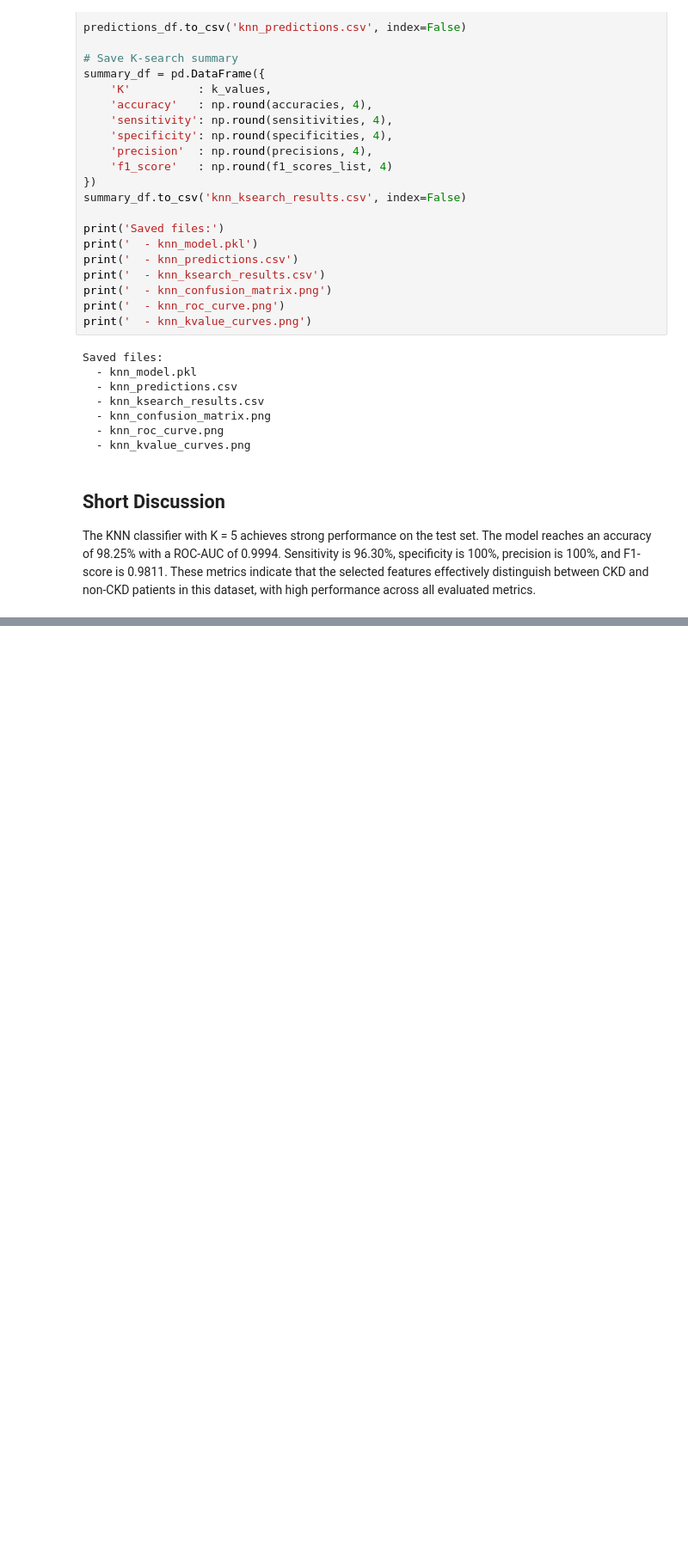
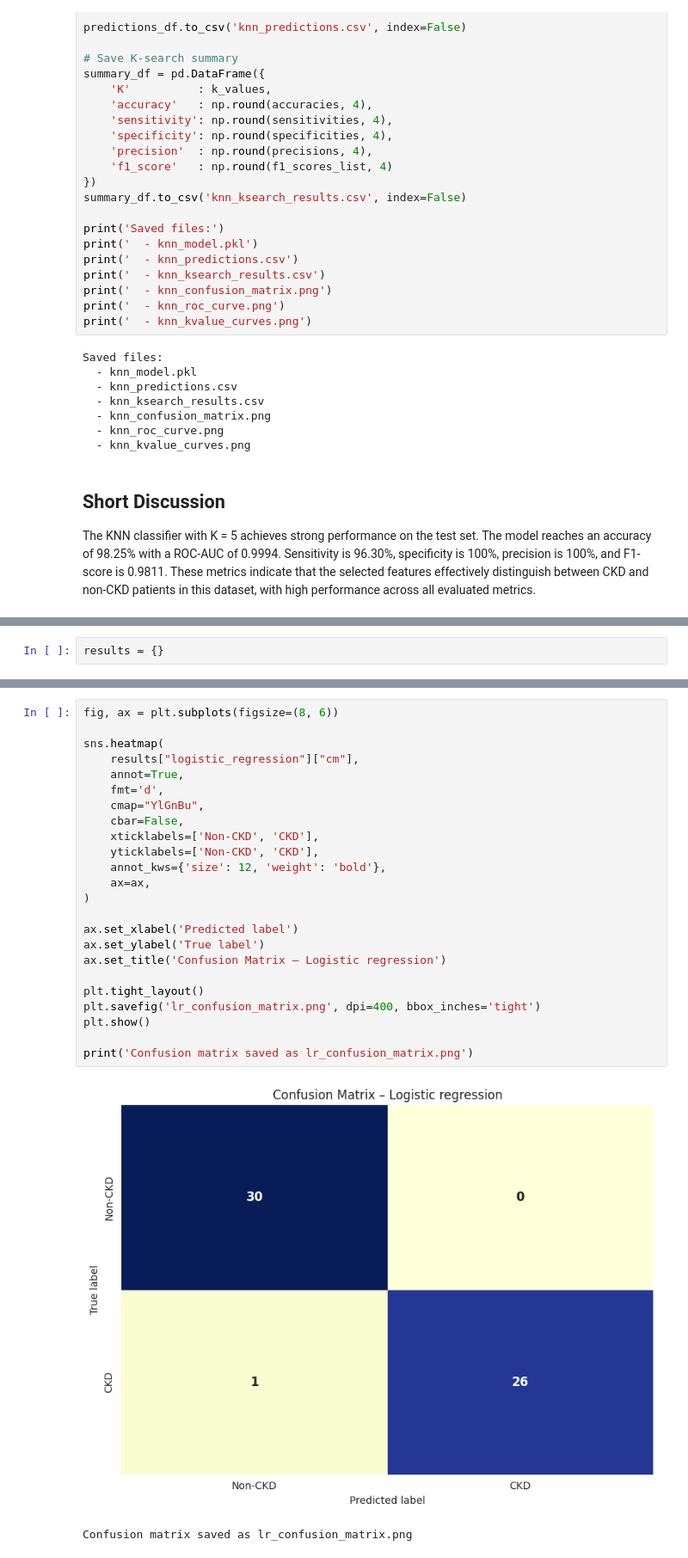
Before and after one commit to harasarahh/chronic-kidney-disease-prediction, a Jupyter notebook: GroupL_finalproject.ipynb, the cells around one changed output, grey strips where cells are left out. Shown at 86% size. Saved outputs shown, nothing was run; the diff lists cells and outputs as text; blank space fills up the shorter version.

```diff
--- a/GroupL_finalproject.ipynb
+++ b/GroupL_finalproject.ipynb
@@ -1070,0 +1075,2 @@ These metrics indicate that the selected features effectively distinguish betwee
+# %%
+results = {}
@@ -1070,0 +1286,27 @@ These metrics indicate that the selected features effectively distinguish betwee
+# %%
+fig, ax = plt.subplots(figsize=(8, 6))
+
+sns.heatmap(
+    results["logistic_regression"]["cm"],
+    annot=True,
+    fmt='d',
+    cmap="YlGnBu",
+    cbar=False,
+    xticklabels=['Non-CKD', 'CKD'],
+    yticklabels=['Non-CKD', 'CKD'],
+    annot_kws={'size': 12, 'weight': 'bold'},
+    ax=ax,
+)
+
+ax.set_xlabel('Predicted label')
+ax.set_ylabel('True label')
+ax.set_title('Confusion Matrix – Logistic regression')
+
+plt.tight_layout()
+plt.savefig('lr_confusion_matrix.png', dpi=400, bbox_inches='tight')
+plt.show()
+
+print('Confusion matrix saved as lr_confusion_matrix.png')
+# %% [output]
+[figure, added]
+Confusion matrix saved as lr_confusion_matrix.png
```
Also changed, not shown: parts of 23 cells of this notebook, 4 other files.
